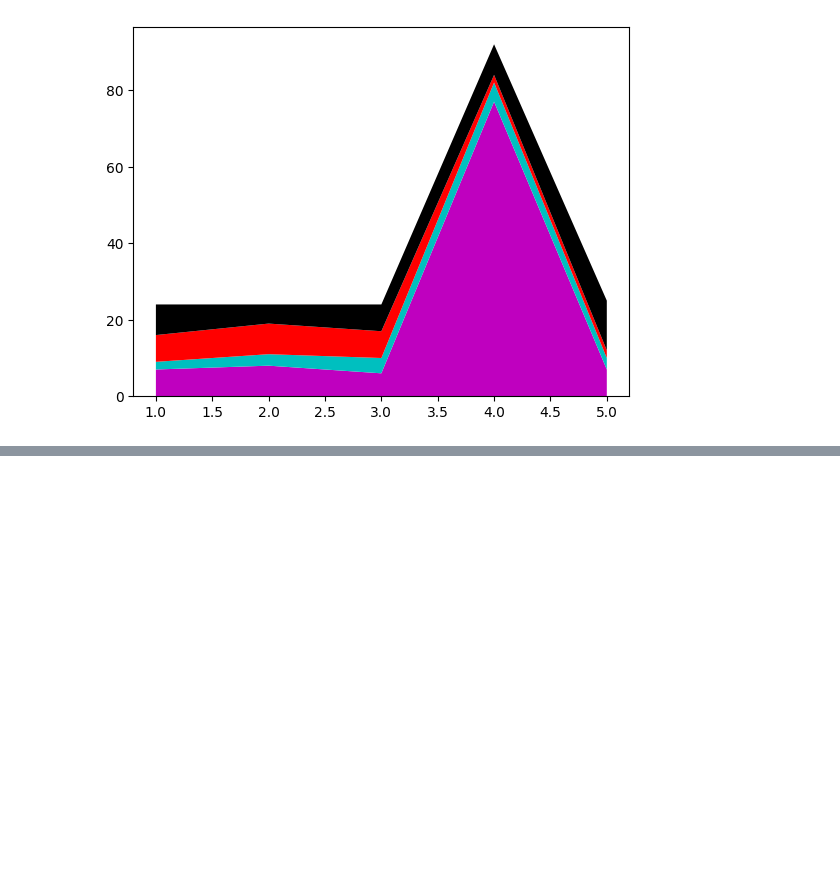
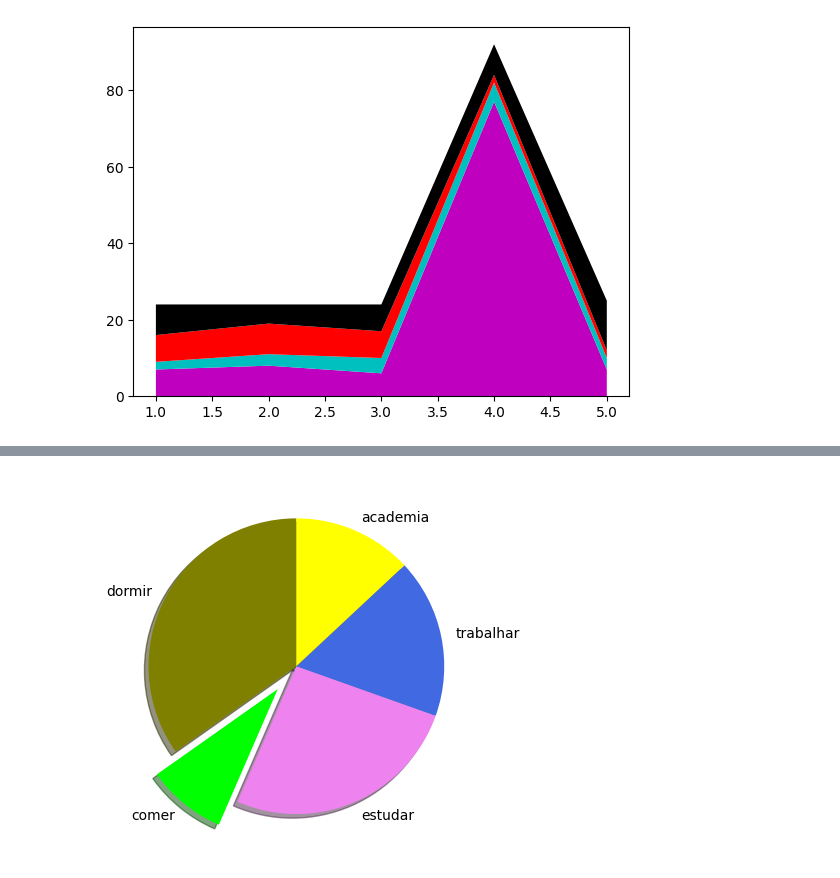
Before and after one commit to SamuelMends/datascience_fundamentals, a Jupyter notebook: matploylib.ipynb, the cells around one changed output, grey strips where cells are left out. Drawn from its saved outputs; the diff is of its cells as text; code cells hidden in the pictures; blank space fills up the shorter version.

```diff
--- a/matploylib.ipynb
+++ b/matploylib.ipynb
@@ -142,0 +151,9 @@ plt.show()
+# %%
+fatias = [8, 2, 6, 4, 3]
+atividades = ['dormir', 'comer', 'estudar', 'trabalhar', 'academia']
+cores = ['olive', 'lime', 'violet', 'royalblue', 'yellow']
+# %%
+plt.pie(fatias, labels = atividades, colors = cores, startangle = 90, shadow = True, explode = (0,0.2,0,0,0.0))
+plt.show()
+# %% [output]
+[figure, added]
```
Also changed, not shown: parts of 1 cell of this notebook.
